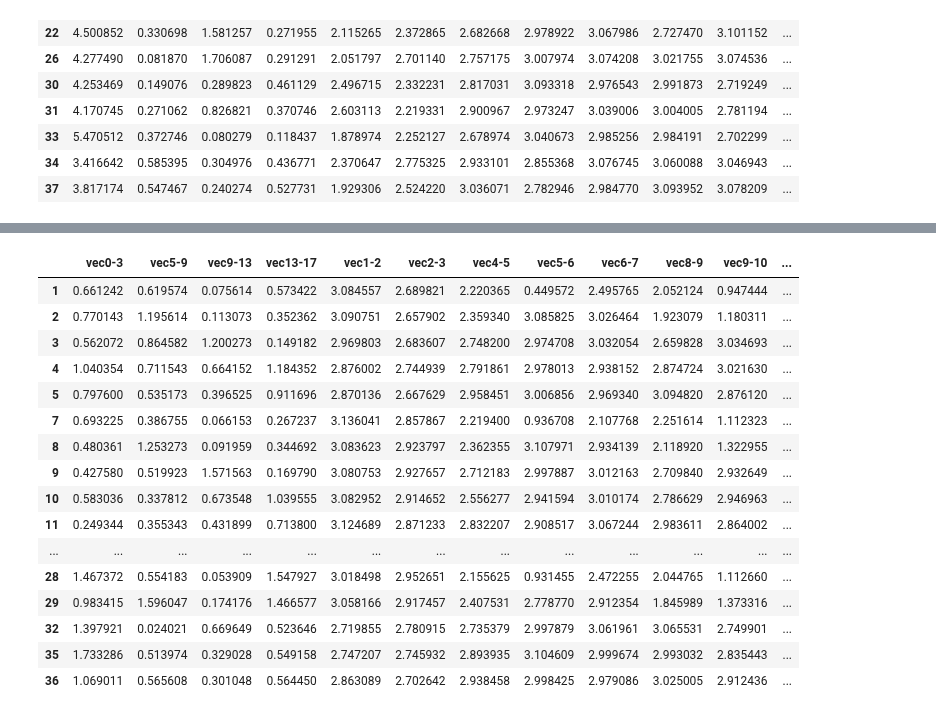
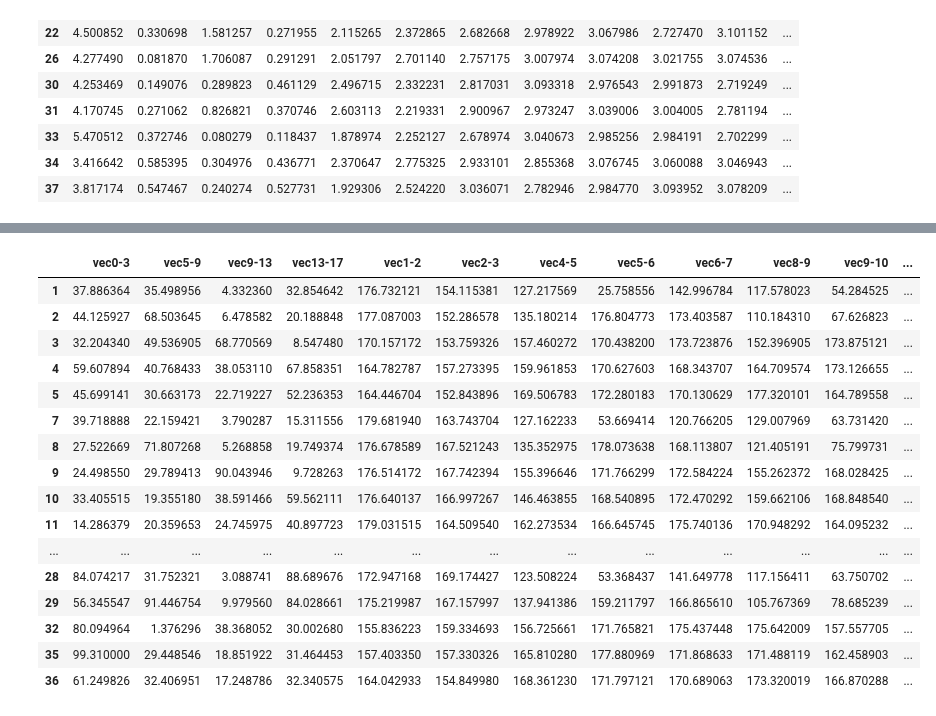
Before and after one commit to devwithpug/RandHand-Chat, a Jupyter notebook: handDetection/static_image/analysis2.ipynb, the cells around one changed output, grey strips where cells are left out. Cells and saved outputs as stored; diff of their text form; code cells hidden in the pictures.

```diff
--- a/handDetection/static_image/analysis2.ipynb
+++ b/handDetection/static_image/analysis2.ipynb
@@ -228,28 +228,27 @@ print(v.T)
 # %%
 thumb_false=result[result['vec0-3']*180/np.pi<90].iloc[:]
 
 # 엄지 손가락, 손가락 마디 사이에 대한 가중치
 thumb_false.iloc[:,0:4] *=2
-
-thumb_false
+thumb_false*180/np.pi
 # %% [output]
 |  | vec0-3 | vec5-9 | vec9-13 | vec13-17 | vec1-2 | vec2-3 | vec4-5 | vec5-6 | vec6-7 | vec8-9 | vec9-10 | ... |
-| 1 | 0.661242 | 0.619574 | 0.075614 | 0.573422 | 3.084557 | 2.689821 | 2.220365 | 0.449572 | 2.495765 | 2.052124 | 0.947444 | ... |
-| 2 | 0.770143 | 1.195614 | 0.113073 | 0.352362 | 3.090751 | 2.657902 | 2.359340 | 3.085825 | 3.026464 | 1.923079 | 1.180311 | ... |
-| 3 | 0.562072 | 0.864582 | 1.200273 | 0.149182 | 2.969803 | 2.683607 | 2.748200 | 2.974708 | 3.032054 | 2.659828 | 3.034693 | ... |
-| 4 | 1.040354 | 0.711543 | 0.664152 | 1.184352 | 2.876002 | 2.744939 | 2.791861 | 2.978013 | 2.938152 | 2.874724 | 3.021630 | ... |
-| 5 | 0.797600 | 0.535173 | 0.396525 | 0.911696 | 2.870136 | 2.667629 | 2.958451 | 3.006856 | 2.969340 | 3.094820 | 2.876120 | ... |
-| 7 | 0.693225 | 0.386755 | 0.066153 | 0.267237 | 3.136041 | 2.857867 | 2.219400 | 0.936708 | 2.107768 | 2.251614 | 1.112323 | ... |
-| 8 | 0.480361 | 1.253273 | 0.091959 | 0.344692 | 3.083623 | 2.923797 | 2.362355 | 3.107971 | 2.934139 | 2.118920 | 1.322955 | ... |
-| 9 | 0.427580 | 0.519923 | 1.571563 | 0.169790 | 3.080753 | 2.927657 | 2.712183 | 2.997887 | 3.012163 | 2.709840 | 2.932649 | ... |
-| 10 | 0.583036 | 0.337812 | 0.673548 | 1.039555 | 3.082952 | 2.914652 | 2.556277 | 2.941594 | 3.010174 | 2.786629 | 2.946963 | ... |
-| 11 | 0.249344 | 0.355343 | 0.431899 | 0.713800 | 3.124689 | 2.871233 | 2.832207 | 2.908517 | 3.067244 | 2.983611 | 2.864002 | ... |
+| 1 | 37.886364 | 35.498956 | 4.332360 | 32.854642 | 176.732121 | 154.115381 | 127.217569 | 25.758556 | 142.996784 | 117.578023 | 54.284525 | ... |
+| 2 | 44.125927 | 68.503645 | 6.478582 | 20.188848 | 177.087003 | 152.286578 | 135.180214 | 176.804773 | 173.403587 | 110.184310 | 67.626823 | ... |
+| 3 | 32.204340 | 49.536905 | 68.770569 | 8.547480 | 170.157172 | 153.759326 | 157.460272 | 170.438200 | 173.723876 | 152.396905 | 173.875121 | ... |
+| 4 | 59.607894 | 40.768433 | 38.053110 | 67.858351 | 164.782787 | 157.273395 | 159.961853 | 170.627603 | 168.343707 | 164.709574 | 173.126655 | ... |
+| 5 | 45.699141 | 30.663173 | 22.719227 | 52.236353 | 164.446704 | 152.843896 | 169.506783 | 172.280183 | 170.130629 | 177.320101 | 164.789558 | ... |
+| 7 | 39.718888 | 22.159421 | 3.790287 | 15.311556 | 179.681940 | 163.743704 | 127.162233 | 53.669414 | 120.766205 | 129.007969 | 63.731420 | ... |
+| 8 | 27.522669 | 71.807268 | 5.268858 | 19.749374 | 176.678589 | 167.521243 | 135.352975 | 178.073638 | 168.113807 | 121.405191 | 75.799731 | ... |
+| 9 | 24.498550 | 29.789413 | 90.043946 | 9.728263 | 176.514172 | 167.742394 | 155.396646 | 171.766299 | 172.584224 | 155.262372 | 168.028425 | ... |
+| 10 | 33.405515 | 19.355180 | 38.591466 | 59.562111 | 176.640137 | 166.997267 | 146.463855 | 168.540895 | 172.470292 | 159.662106 | 168.848540 | ... |
+| 11 | 14.286379 | 20.359653 | 24.745975 | 40.897723 | 179.031515 | 164.509540 | 162.273534 | 166.645745 | 175.740136 | 170.948292 | 164.095232 | ... |
 | ... | ... | ... | ... | ... | ... | ... | ... | ... | ... | ... | ... | ... |
-| 28 | 1.467372 | 0.554183 | 0.053909 | 1.547927 | 3.018498 | 2.952651 | 2.155625 | 0.931455 | 2.472255 | 2.044765 | 1.112660 | ... |
-| 29 | 0.983415 | 1.596047 | 0.174176 | 1.466577 | 3.058166 | 2.917457 | 2.407531 | 2.778770 | 2.912354 | 1.845989 | 1.373316 | ... |
-| 32 | 1.397921 | 0.024021 | 0.669649 | 0.523646 | 2.719855 | 2.780915 | 2.735379 | 2.997879 | 3.061961 | 3.065531 | 2.749901 | ... |
-| 35 | 1.733286 | 0.513974 | 0.329028 | 0.549158 | 2.747207 | 2.745932 | 2.893935 | 3.104609 | 2.999674 | 2.993032 | 2.835443 | ... |
-| 36 | 1.069011 | 0.565608 | 0.301048 | 0.564450 | 2.863089 | 2.702642 | 2.938458 | 2.998425 | 2.979086 | 3.025005 | 2.912436 | ... |
+| 28 | 84.074217 | 31.752321 | 3.088741 | 88.689676 | 172.947168 | 169.174427 | 123.508224 | 53.368437 | 141.649778 | 117.156411 | 63.750702 | ... |
+| 29 | 56.345547 | 91.446754 | 9.979560 | 84.028661 | 175.219987 | 167.157997 | 137.941386 | 159.211797 | 166.865610 | 105.767369 | 78.685239 | ... |
+| 32 | 80.094964 | 1.376296 | 38.368052 | 30.002680 | 155.836223 | 159.334693 | 156.725661 | 171.765821 | 175.437448 | 175.642009 | 157.557705 | ... |
+| 35 | 99.310000 | 29.448546 | 18.851922 | 31.464453 | 157.403350 | 157.330326 | 165.810280 | 177.880969 | 171.868633 | 171.488119 | 162.458903 | ... |
+| 36 | 61.249826 | 32.406951 | 17.248786 | 32.340575 | 164.042933 | 154.849980 | 168.361230 | 171.797121 | 170.689063 | 173.320019 | 166.870288 | ... |
 # %%
 # 실제 데이터, kmeans, DBSCAN을 pca로 plot
 
```
Also changed, not shown: parts of 5 cells of this notebook, 2 other files.
